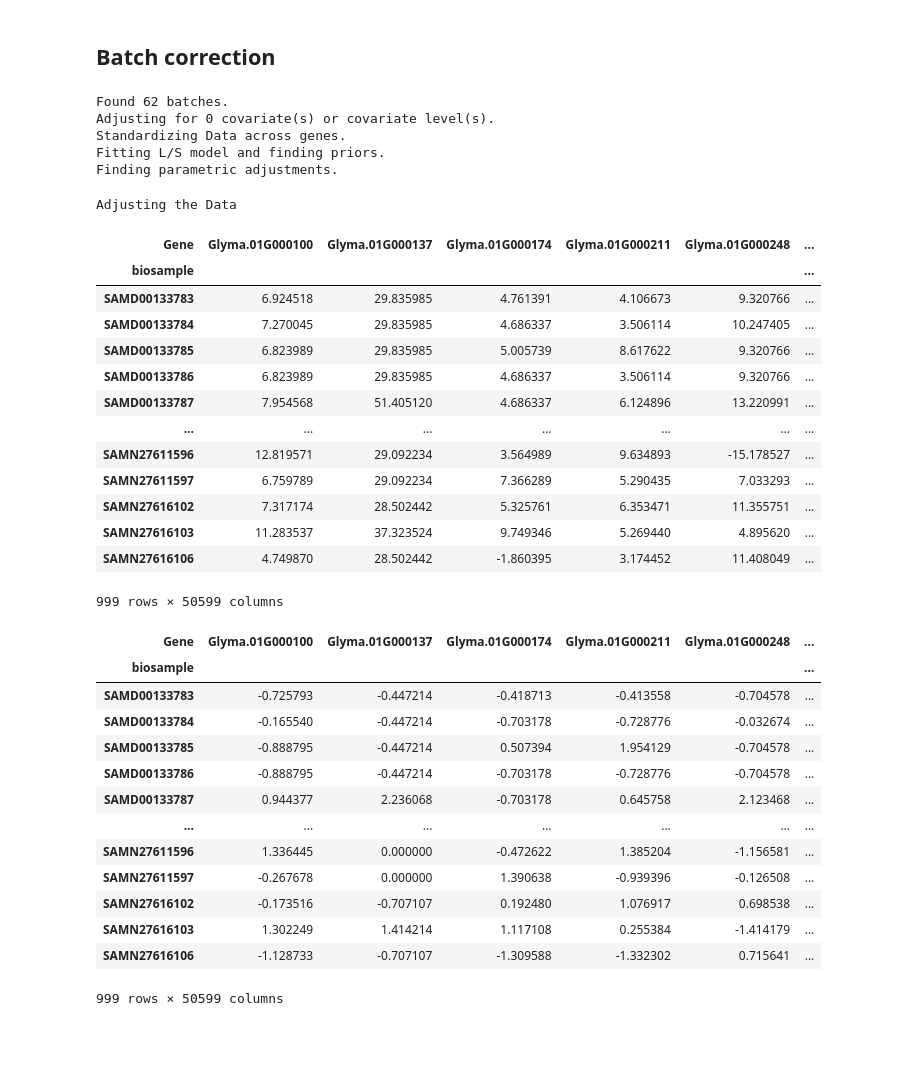
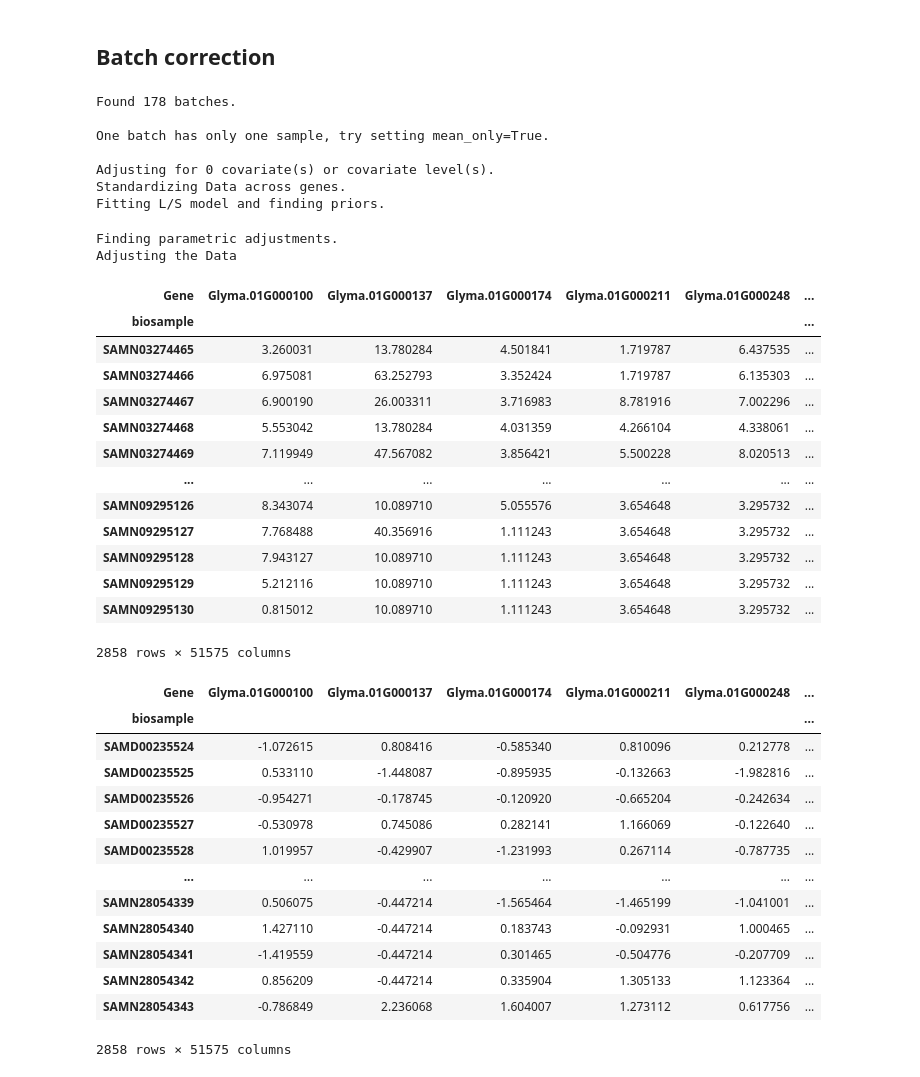
Before and after one commit to freire-guido/soy-biomarkers, a Jupyter notebook: modelado/preprocesado.ipynb, the cells around one changed output. Drawn from its saved outputs; the diff is of its cells as text; code cells hidden in the pictures; blank space fills up the shorter version.

```diff
--- a/modelado/preprocesado.ipynb
+++ b/modelado/preprocesado.ipynb
@@ -48,0 +44,3 @@ sra, condicion = sra.align(condicion, join='right', axis=0)
+# %%
+venancio, annot = venancio.align(annot, join='inner', axis=0)
+venancio
@@ -89,7 +113,7 @@ fungus                2
 Name: count, dtype: int64
 # %%
-consamples = sra['bioproject'].map(sra['bioproject'].value_counts() > 2)
-conestres = condicion['estres'].map(condicion['estres'].value_counts() > 10)
+consamples = annot['bioproject'].map(annot['bioproject'].value_counts() > 2)
+conestres = annot['estres'].map(annot['estres'].value_counts() > 10)
 convarianza = venancio.var() > 0.01
 
 filtrado = venancio.loc[consamples & conestres, convarianza]
@@ -113,3 +137,2 @@ filtrado
-# %%
-condicion, filtrado = condicion.align(filtrado, join='inner', axis=0)
-sra, condicion = sra.align(condicion, join='right', axis=0)
+# %%
+filtrado, annot = filtrado.align(annot, join='inner', axis=0)
@@ -116,45 +145,48 @@ sra, condicion = sra.align(condicion, join='right', axis=0)
 # %% [markdown]
 ## Batch correction
 # %%
-combat = pycombat(filtrado.T, sra['bioproject']).T
+combat = pycombat(filtrado.T, annot['bioproject']).T
 combat
 # %% [output]
-Found 62 batches.
+Found 178 batches.
+
+One batch has only one sample, try setting mean_only=True.
+
 Adjusting for 0 covariate(s) or covariate level(s).
 Standardizing Data across genes.
 Fitting L/S model and finding priors.
-Finding parametric adjustments.
+Finding parametric adjustments.
 Adjusting the Data
 | Gene | Glyma.01G000100 | Glyma.01G000137 | Glyma.01G000174 | Glyma.01G000211 | Glyma.01G000248 | ... |
 | biosample |  |  |  |  |  | ... |
-| SAMD00133783 | 6.924518 | 29.835985 | 4.761391 | 4.106673 | 9.320766 | ... |
-| SAMD00133784 | 7.270045 | 29.835985 | 4.686337 | 3.506114 | 10.247405 | ... |
-| SAMD00133785 | 6.823989 | 29.835985 | 5.005739 | 8.617622 | 9.320766 | ... |
-| SAMD00133786 | 6.823989 | 29.835985 | 4.686337 | 3.506114 | 9.320766 | ... |
-| SAMD00133787 | 7.954568 | 51.405120 | 4.686337 | 6.124896 | 13.220991 | ... |
+| SAMN03274465 | 3.260031 | 13.780284 | 4.501841 | 1.719787 | 6.437535 | ... |
+| SAMN03274466 | 6.975081 | 63.252793 | 3.352424 | 1.719787 | 6.135303 | ... |
+| SAMN03274467 | 6.900190 | 26.003311 | 3.716983 | 8.781916 | 7.002296 | ... |
+| SAMN03274468 | 5.553042 | 13.780284 | 4.031359 | 4.266104 | 4.338061 | ... |
+| SAMN03274469 | 7.119949 | 47.567082 | 3.856421 | 5.500228 | 8.020513 | ... |
 | ... | ... | ... | ... | ... | ... | ... |
-| SAMN27611596 | 12.819571 | 29.092234 | 3.564989 | 9.634893 | -15.178527 | ... |
-| SAMN27611597 | 6.759789 | 29.092234 | 7.366289 | 5.290435 | 7.033293 | ... |
-| SAMN27616102 | 7.317174 | 28.502442 | 5.325761 | 6.353471 | 11.355751 | ... |
-| SAMN27616103 | 11.283537 | 37.323524 | 9.749346 | 5.269440 | 4.895620 | ... |
-| SAMN27616106 | 4.749870 | 28.502442 | -1.860395 | 3.174452 | 11.408049 | ... |
+| SAMN09295126 | 8.343074 | 10.089710 | 5.055576 | 3.654648 | 3.295732 | ... |
+| SAMN09295127 | 7.768488 | 40.356916 | 1.111243 | 3.654648 | 3.295732 | ... |
+| SAMN09295128 | 7.943127 | 10.089710 | 1.111243 | 3.654648 | 3.295732 | ... |
+| SAMN09295129 | 5.212116 | 10.089710 | 1.111243 | 3.654648 | 3.295732 | ... |
+| SAMN09295130 | 0.815012 | 10.089710 | 1.111243 | 3.654648 | 3.295732 | ... |
-999 rows × 50599 columns
+2858 rows × 51575 columns
 # %%
-estandar = filtrado.groupby(sra['bioproject']).apply(lambda g: pd.DataFrame(preprocessing.scale(g), index=g.index, columns=g.columns)).droplevel('bioproject')
+estandar = filtrado.groupby(annot['bioproject']).apply(lambda g: pd.DataFrame(preprocessing.scale(g), index=g.index, columns=g.columns)).droplevel('bioproject')
 # estandar = estandar.groupby(condicion['tejido']).apply(lambda g: pd.DataFrame(preprocessing.scale(g), index=g.index, columns=g.columns)).droplevel('tejido')
 estandar
 # %% [output]
 | Gene | Glyma.01G000100 | Glyma.01G000137 | Glyma.01G000174 | Glyma.01G000211 | Glyma.01G000248 | ... |
 | biosample |  |  |  |  |  | ... |
-| SAMD00133783 | -0.725793 | -0.447214 | -0.418713 | -0.413558 | -0.704578 | ... |
-| SAMD00133784 | -0.165540 | -0.447214 | -0.703178 | -0.728776 | -0.032674 | ... |
-| SAMD00133785 | -0.888795 | -0.447214 | 0.507394 | 1.954129 | -0.704578 | ... |
-| SAMD00133786 | -0.888795 | -0.447214 | -0.703178 | -0.728776 | -0.704578 | ... |
-| SAMD00133787 | 0.944377 | 2.236068 | -0.703178 | 0.645758 | 2.123468 | ... |
+| SAMD00235524 | -1.072615 | 0.808416 | -0.585340 | 0.810096 | 0.212778 | ... |
+| SAMD00235525 | 0.533110 | -1.448087 | -0.895935 | -0.132663 | -1.982816 | ... |
+| SAMD00235526 | -0.954271 | -0.178745 | -0.120920 | -0.665204 | -0.242634 | ... |
+| SAMD00235527 | -0.530978 | 0.745086 | 0.282141 | 1.166069 | -0.122640 | ... |
+| SAMD00235528 | 1.019957 | -0.429907 | -1.231993 | 0.267114 | -0.787735 | ... |
 | ... | ... | ... | ... | ... | ... | ... |
-| SAMN27611596 | 1.336445 | 0.000000 | -0.472622 | 1.385204 | -1.156581 | ... |
-| SAMN27611597 | -0.267678 | 0.000000 | 1.390638 | -0.939396 | -0.126508 | ... |
-| SAMN27616102 | -0.173516 | -0.707107 | 0.192480 | 1.076917 | 0.698538 | ... |
-| SAMN27616103 | 1.302249 | 1.414214 | 1.117108 | 0.255384 | -1.414179 | ... |
-| SAMN27616106 | -1.128733 | -0.707107 | -1.309588 | -1.332302 | 0.715641 | ... |
+| SAMN28054339 | 0.506075 | -0.447214 | -1.565464 | -1.465199 | -1.041001 | ... |
+| SAMN28054340 | 1.427110 | -0.447214 | 0.183743 | -0.092931 | 1.000465 | ... |
+| SAMN28054341 | -1.419559 | -0.447214 | 0.301465 | -0.504776 | -0.207709 | ... |
+| SAMN28054342 | 0.856209 | -0.447214 | 0.335904 | 1.305133 | 1.123364 | ... |
+| SAMN28054343 | -0.786849 | 2.236068 | 1.604007 | 1.273112 | 0.617756 | ... |
-999 rows × 50599 columns
+2858 rows × 51575 columns
```
Also changed, not shown: parts of 14 cells of this notebook, 5 other files.
